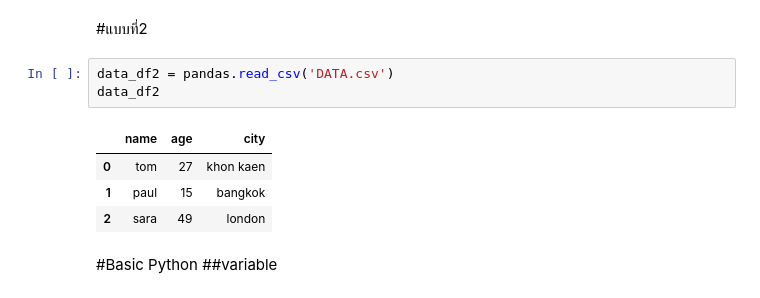
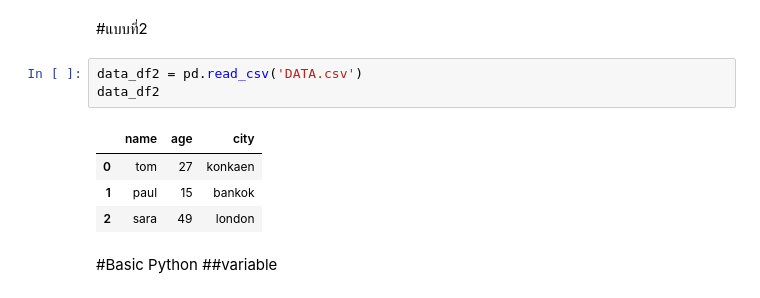
Before and after one commit to chalarm1405/DWDM21_, a Jupyter notebook: DATA101_(chapter2).ipynb, the cells around one changed output. Drawn from its saved outputs; the diff is of its cells as text.

```diff
--- a/DATA101_(chapter2).ipynb
+++ b/DATA101_(chapter2).ipynb
@@ -26,12 +26,12 @@ data_df
 # %% [markdown]
 #แบบที่2
 # %%
-data_df2 = pandas.read_csv('DATA.csv')
+data_df2 = pd.read_csv('DATA.csv')
 data_df2
 # %% [output]
 |  | name | age | city |
-| 0 | tom | 27 | khon kaen |
-| 1 | paul | 15 | bangkok |
+| 0 | tom | 27 | konkaen |
+| 1 | paul | 15 | bankok |
 | 2 | sara | 49 | london |
 # %% [markdown]
 #Basic Python
```
Also changed, not shown: parts of 76 cells of this notebook.
